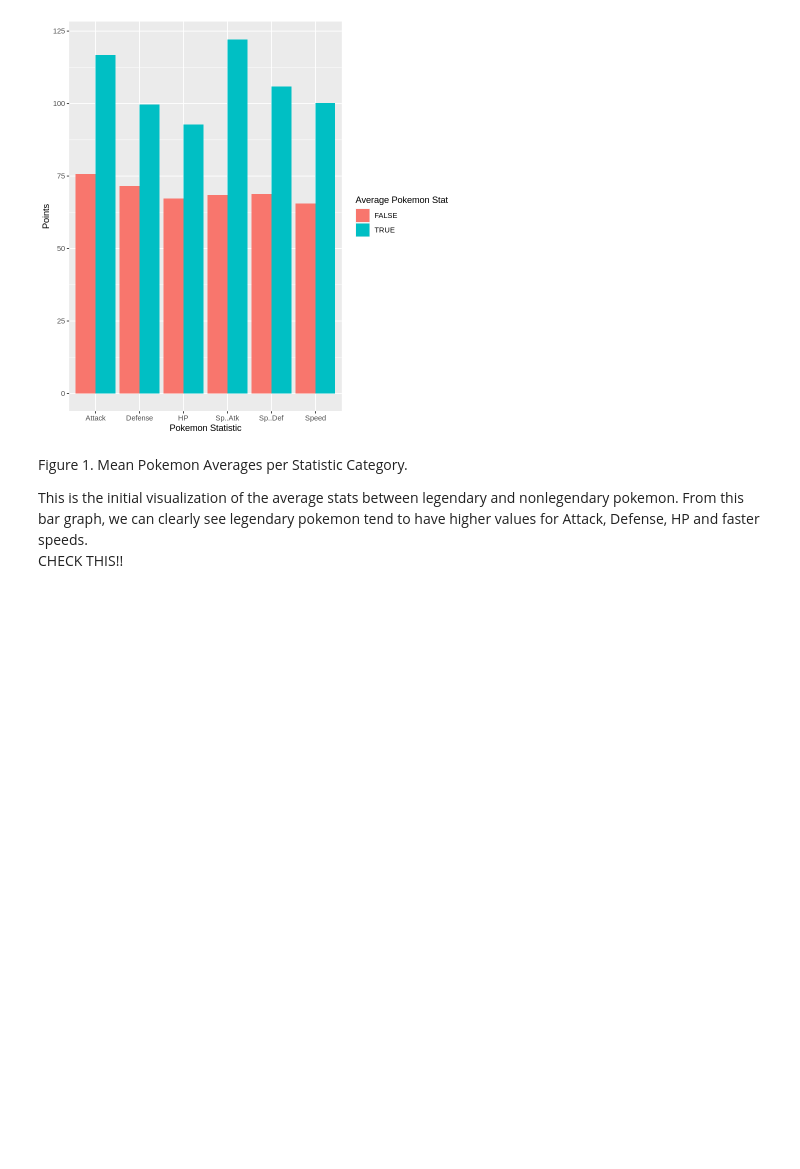
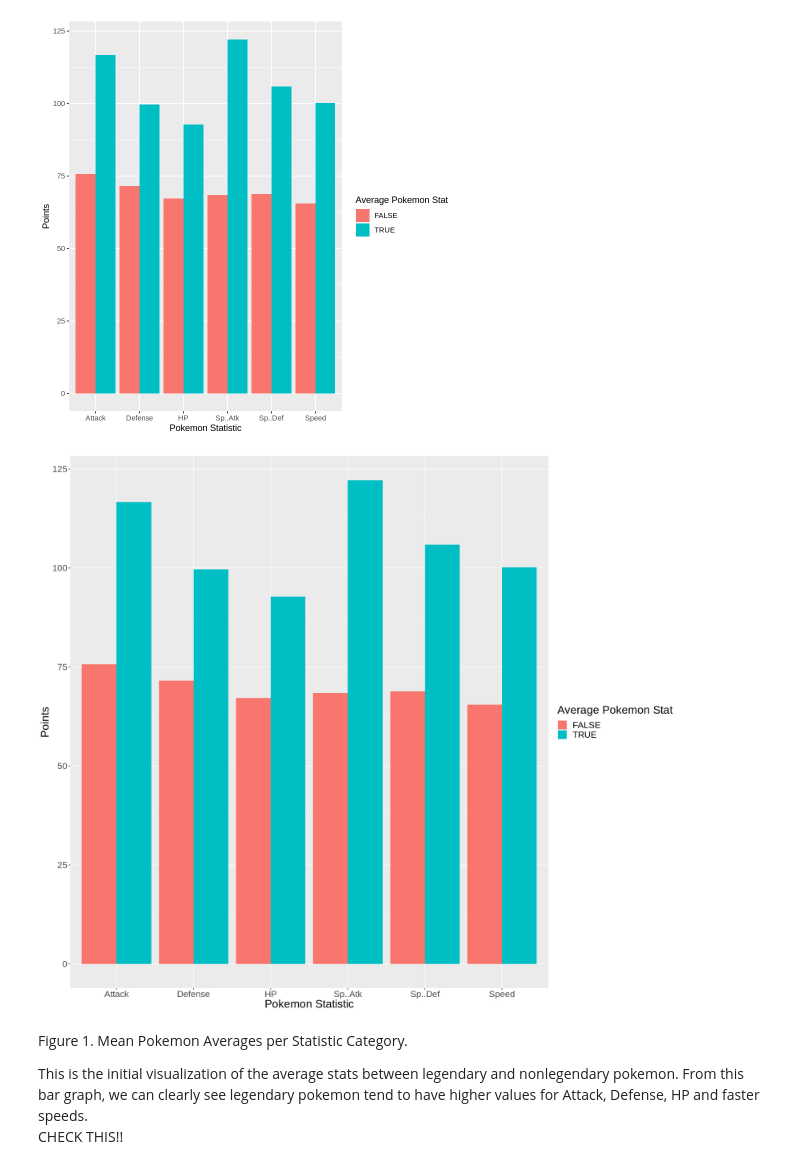
Before and after one commit to dlee03/DSCI_group_project, a Jupyter notebook: groupproject.ipynb, the cells around one changed output. Cells and saved outputs as stored; diff of their text form; code cells hidden in the pictures; blank space fills up the shorter version.

```diff
--- a/groupproject.ipynb
+++ b/groupproject.ipynb
@@ -156,6 +149,17 @@ A tibble: 12 × 3
 | TRUE | Sp..Def | 105.93846 |
 | TRUE | Speed | 100.18462 |
 [figure]
+# %%
+options(repr.plot.height = 14, repr.plot.width = 16)
+pokemon_bar <- ggplot(p_stat_avg, aes(x = pokemon_category, y = mean_value, fill = Legendary)) +
+    geom_bar(stat = "identity", , position = "dodge") +
+    xlab("Pokemon Statistic") +
+    ylab("Points") +
+    labs(fill = "Average Pokemon Stat") +
+    theme(text = element_text(size = 20))
+pokemon_bar
+# %% [output]
+[figure, added]
 # %% [markdown]
 Figure 1. Mean Pokemon Averages per Statistic Category.
 
```
Also changed, not shown: parts of 1 cell of this notebook.
